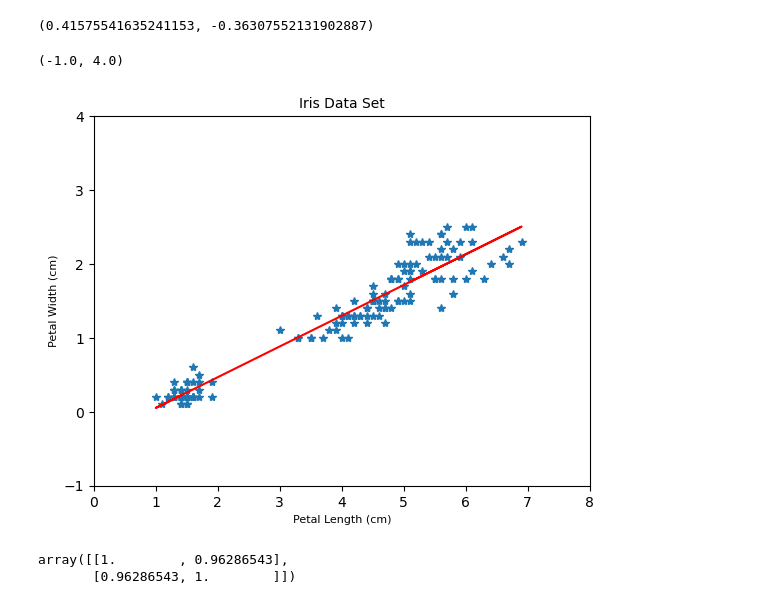
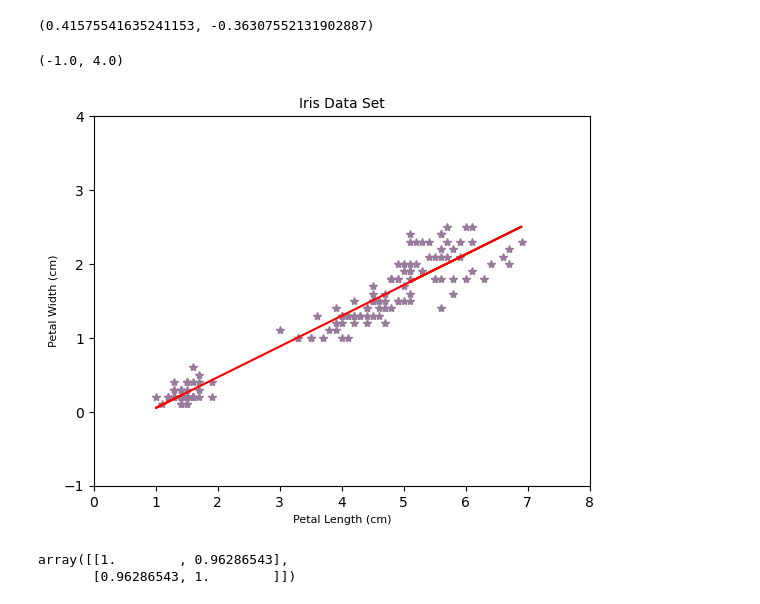
Before and after one commit to galto4/pands-project, a Jupyter notebook: iris.ipynb, the cells around one changed output. Drawn from its saved outputs; the diff is of its cells as text; code cells hidden in the pictures.

```diff
--- a/iris.ipynb
+++ b/iris.ipynb
@@ -429,28 +458,28 @@ b, a
 # %%
 # Create a new figure and set of axis
 fig, ax = plt.subplots()
 
 # Simple Plot
-ax.plot(plen, pwidth, '*')
+ax.plot(plen, pwidth, '*', color='#987b9b')
 
 # Simple Plot
 ax.plot(plen, m * plen + c, 'r-')
 
 # Add Axis labels
 ax.set_xlabel('Petal Length (cm)', size=8)
 ax.set_ylabel('Petal Width (cm)', size=8)
 
 # Title
 ax.set_title('Iris Data Set', size=10)
 
 # Set X Limits
 ax.set_xlim(0.0, 8.0)
 
 # Set Y Limits
 ax.set_ylim(-1.0, 4.0)
 # %% [output]
 (-1.0, 4.0)
-[figure, old version]
+[figure, new version]
 # %%
 # Measure the correlation
 np.corrcoef(plen, pwidth) # Create a correlation matrix
```
Also changed, not shown: parts of 35 cells of this notebook.
